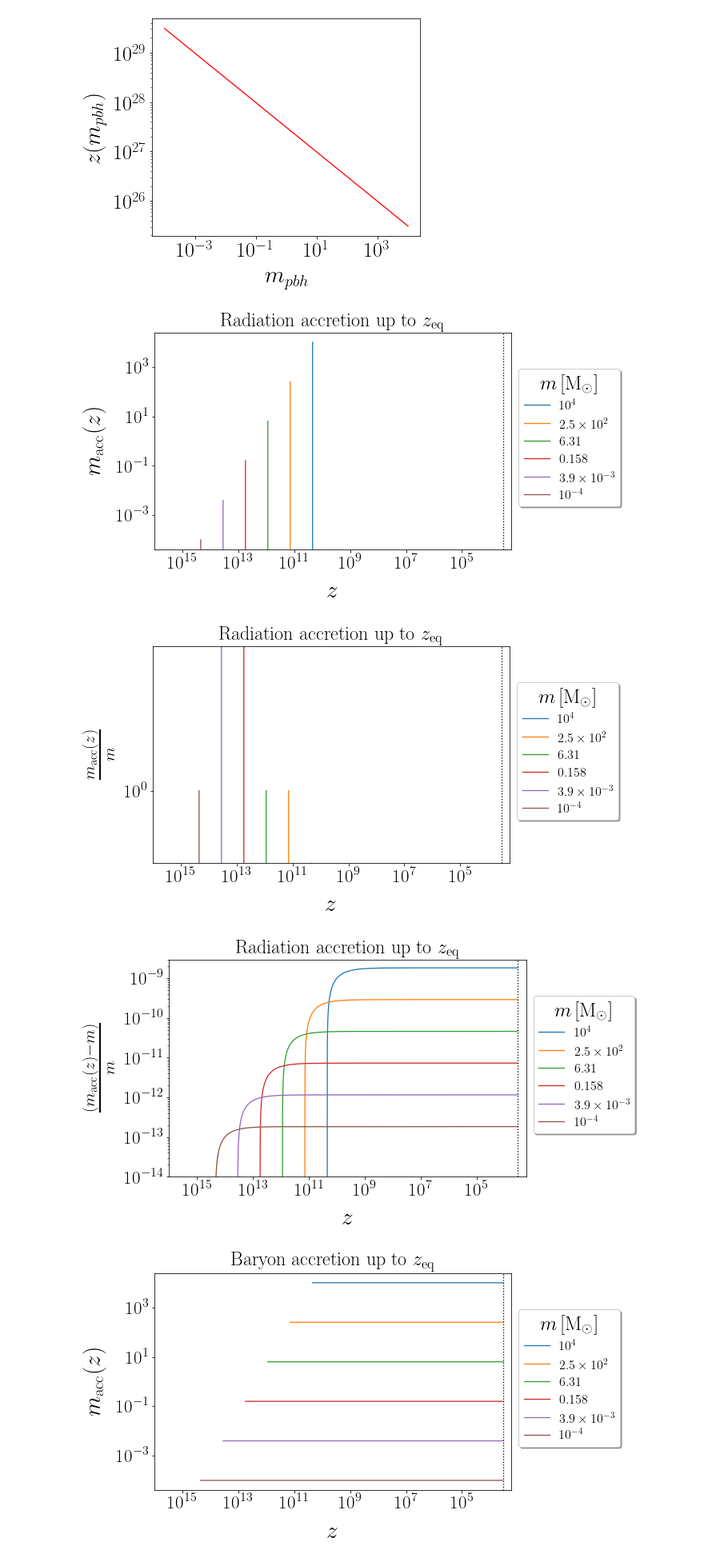
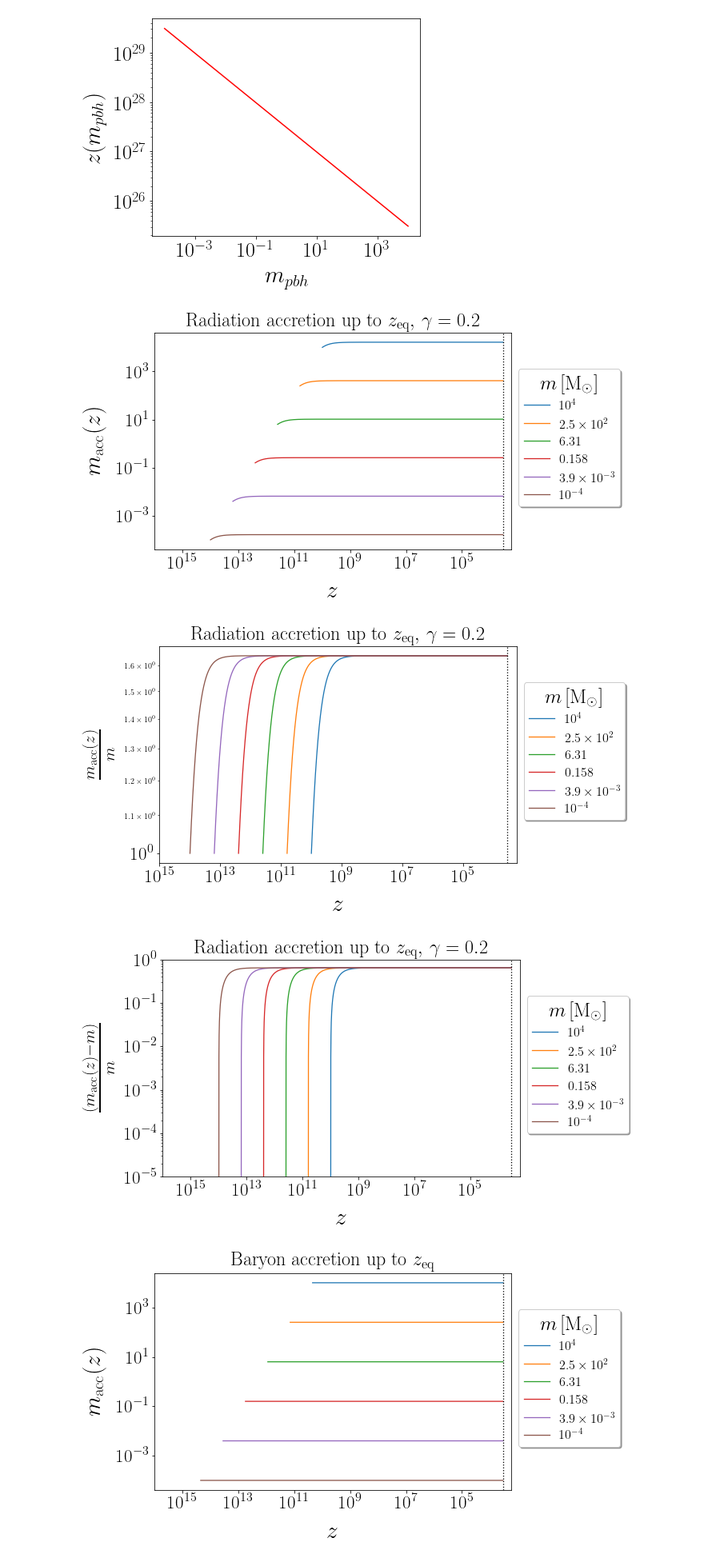
Before and after one commit to pratibhajangra591/project-2, a Jupyter notebook: accretion.ipynb, the cells around one changed output. Shown: that part at 80% size. Drawn from its saved outputs; the diff is of its cells as text; code cells hidden in the pictures.

```diff
--- a/accretion.ipynb
+++ b/accretion.ipynb
@@ -46,15 +46,15 @@ plt.show()
 
 def m_racc(m, z):
     c_s  = c/np.sqrt(3)
-    α  = ((4 * π * (G**2))/(c_s**3)) * ((3/(8 * π * ρ_c0 * G))**(1/2))
+    α  = ((4 * π * (G**2))/(c_s**3)) * ((3/(8 * π * G * ρ_c0))**(1/2))
     def integral(z):
         y = (1 + z)
         a = Ω_r0
         b = Ω_m0
-        first_term = np.sqrt((y**3) * (a *y + b))/(24 * (a**(7/2)) * (y**(3/2)))
-        second_term = np.sqrt(a * y) * (8 * a**2 * y**2 - 10 * a * b * y + 15 * b**2)
-        third_term = (15 * b**(5/2) * np.arcsinh(np.sqrt(a * y/b))) / np.sqrt( (a* y/b) + 1)
-        return first_term * (second_term - third_term)
+        first_term = np.sqrt(a) * (y**3) * (2 * a**2 * y**2 - a * b * y - 3 * b**2)
+        second_term = 3 * (a**(5/2)) * (y**(5/2)) * np.sqrt((a* y/b) + 1) * np.arcsinh(np.sqrt(a * y/b))
+        third_term = 4 * (a**(5/2)) * np.sqrt((y**(5)) * (a * y + b))
+        return (first_term + second_term)/ third_term
 
     return 1/(α *  ρ_r0  * (integral(z) - integral(z_i))   + 1/m )
 
@@ -64,7 +64,7 @@ colors = ['C0', 'C1','C2','C3','C4', 'C5']
 
 for i, (m, color) in enumerate(zip(m_1_list, colors)):
     m*= M_solar
-    z_i = z_pbh(m,  γ=1)
+    z_i = z_pbh(m,  γ = 0.2)
     z = np.geomspace(z_i, z_eq, 100000)
     ax.loglog(z, m_racc(m, z)/M_solar , color = color)
 
@@ -81,19 +81,18 @@ plt.legend(['$10^{4}$', r'$2.5\times 10^{2}$',
            title = '$m\, [\mathrm{M_{\odot}}]$' ,
            title_fontsize = 25, facecolor = 'white', fontsize = 65)
 plt.xlim(1e16, 0.5*z_eq)
-plt.title('Radiation accretion up to $z_\mathrm{eq}$', fontsize = 24, pad = 8)
+plt.title('Radiation accretion up to $z_\mathrm{eq}, \, \gamma = 0.2$', fontsize = 24, pad = 8)
 #plt.savefig('racc.pdf', bbox_inches = 'tight')
 plt.show()
 # %% [output]
-[figure, old version]
+[figure, new version]
 # %%
 fig, ax = plt.subplots(1, figsize = (8, 5))
 colors = ['C0', 'C1','C2','C3','C4', 'C5']
 
 for i, (m, color) in enumerate(zip(m_1_list, colors)):
     m*= M_solar
-    z_i = z_pbh(m,  γ=1)
-    #print("m_i =", '%0.4f'%(m/M_solar), "M☉", "," , "z_i =", '%0.4e'%z_i)
+    z_i = z_pbh(m,  γ = 0.2)
     z = np.geomspace(z_i, z_eq, 100000)
     ax.loglog(z, (m_racc(m, z))/m , color = color)
 
@@ -109,40 +108,39 @@ plt.legend(['$10^{4}$', r'$2.5\times 10^{2}$',
            prop = {'size':16}, loc = (1.02, 0.2), shadow = True,
            title = '$m\, [\mathrm{M_{\odot}}]$' ,
            title_fontsize = 25, facecolor = 'white', fontsize = 65)
-plt.xlim(1e16, 0.5*z_eq)
-plt.title('Radiation accretion up to $z_\mathrm{eq}$', fontsize = 24, pad = 8)
-#plt.savefig('racc.pdf', bbox_inches = 'tight')
+plt.xlim(1e15, 0.5 * z_eq)
+plt.title('Radiation accretion up to $z_\mathrm{eq}, \, \gamma = 0.2 $', fontsize = 24, pad = 8)
+plt.savefig('racc_fractional.pdf', bbox_inches = 'tight')
 plt.show()
 # %% [output]
-[figure, old version]
+[figure, new version]
 # %%
 fig, ax = plt.subplots(1, figsize = (8, 5))
 colors = ['C0', 'C1','C2','C3','C4', 'C5']
 
 for i, (m, color) in enumerate(zip(m_1_list, colors)):
     m*= M_solar
-    z_i = z_pbh(m,  γ=1)
-    #print("m_i =", '%0.4f'%(m/M_solar), "M☉", "," , "z_i =", '%0.4e'%z_i)
+    z_i = z_pbh(m,  γ = 0.2)
     z = np.geomspace(z_i, z_eq, 100000)
     ax.loglog(z, (m_racc(m, z)-m)/m , color = color)
 
 
 plt.axvline(x = z_eq,  color = 'k',  linestyle = ':')
 plt.rc('lines', linewidth = 1.3)
 plt.xticks(fontsize = 23)
 plt.yticks(fontsize = 23)
 plt.xlabel('$z$',fontsize = 29.5, labelpad = 12)
 plt.ylabel(r'$\frac{(m_\mathrm{acc}(z) - m)}{m} $',fontsize = 29.5, labelpad = 12)
 plt.legend(['$10^{4}$', r'$2.5\times 10^{2}$',
             '$6.31$', '$0.158$', r'$3.9\times 10^{-3}$', '$10^{-4}$'],
            prop = {'size':16}, loc = (1.02, 0.2), shadow = True,
            title = '$m\, [\mathrm{M_{\odot}}]$' ,
            title_fontsize = 25, facecolor = 'white', fontsize = 65)
 plt.xlim(1e16, 0.5*z_eq)
-plt.ylim(1e-14, 3e-9)
-plt.title('Radiation accretion up to $z_\mathrm{eq}$', fontsize = 24, pad = 8)
+plt.ylim(1e-5, 1)
+plt.title('Radiation accretion up to $z_\mathrm{eq} , \, \gamma = 0.2$', fontsize = 24, pad = 8)
 plt.savefig('raccΔ.pdf', bbox_inches = 'tight')
 plt.show()
 # %% [output]
-[figure, old version]
+[figure, new version]
 # %%
```
Also changed, not shown: parts of 4 cells of this notebook.
